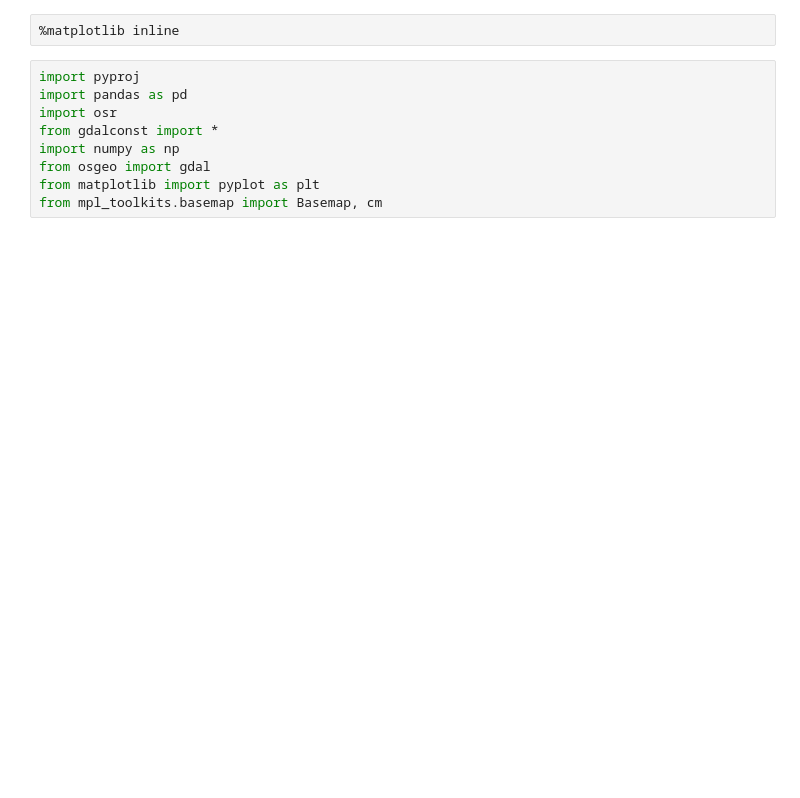
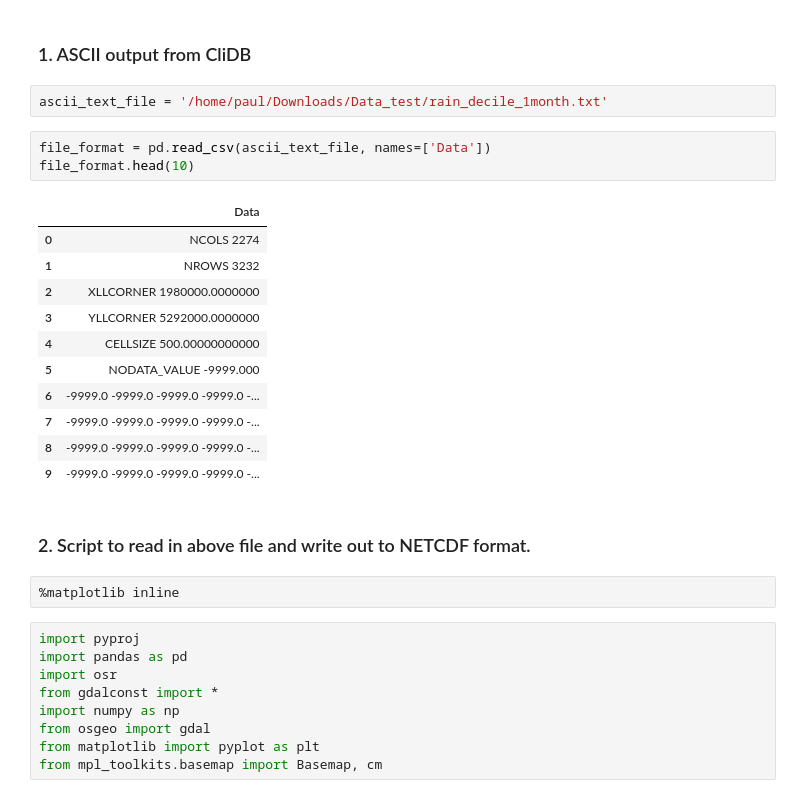
Before and after one commit to nicolasfauchereau/met_data_rep, a Jupyter notebook: Tidy_up_climate_data_processing.ipynb, the cells around one changed output. Saved outputs shown, nothing was run; the diff lists cells and outputs as text; blank space fills up the shorter version.

```diff
--- a/Tidy_up_climate_data_processing.ipynb
+++ b/Tidy_up_climate_data_processing.ipynb
@@ -1,3 +1,24 @@
+# %% [markdown]
+### 1. ASCII output from CliDB
+# %%
+ascii_text_file = '/home/paul/Downloads/Data_test/rain_decile_1month.txt'
+# %%
+file_format = pd.read_csv(ascii_text_file, names=['Data'])
+file_format.head(10)
+# %% [output]
+|  | Data |
+| 0 | NCOLS 2274 |
+| 1 | NROWS 3232 |
+| 2 | XLLCORNER 1980000.0000000 |
+| 3 | YLLCORNER 5292000.0000000 |
+| 4 | CELLSIZE 500.00000000000 |
+| 5 | NODATA_VALUE -9999.000 |
+| 6 | -9999.0 -9999.0 -9999.0 -9999.0 -... |
+| 7 | -9999.0 -9999.0 -9999.0 -9999.0 -... |
+| 8 | -9999.0 -9999.0 -9999.0 -9999.0 -... |
+| 9 | -9999.0 -9999.0 -9999.0 -9999.0 -... |
+# %% [markdown]
+### 2. Script to read in above file and write out to NETCDF format.
 # %%
 %matplotlib inline
 # %%
```
Also changed, not shown: parts of 21 cells of this notebook.
